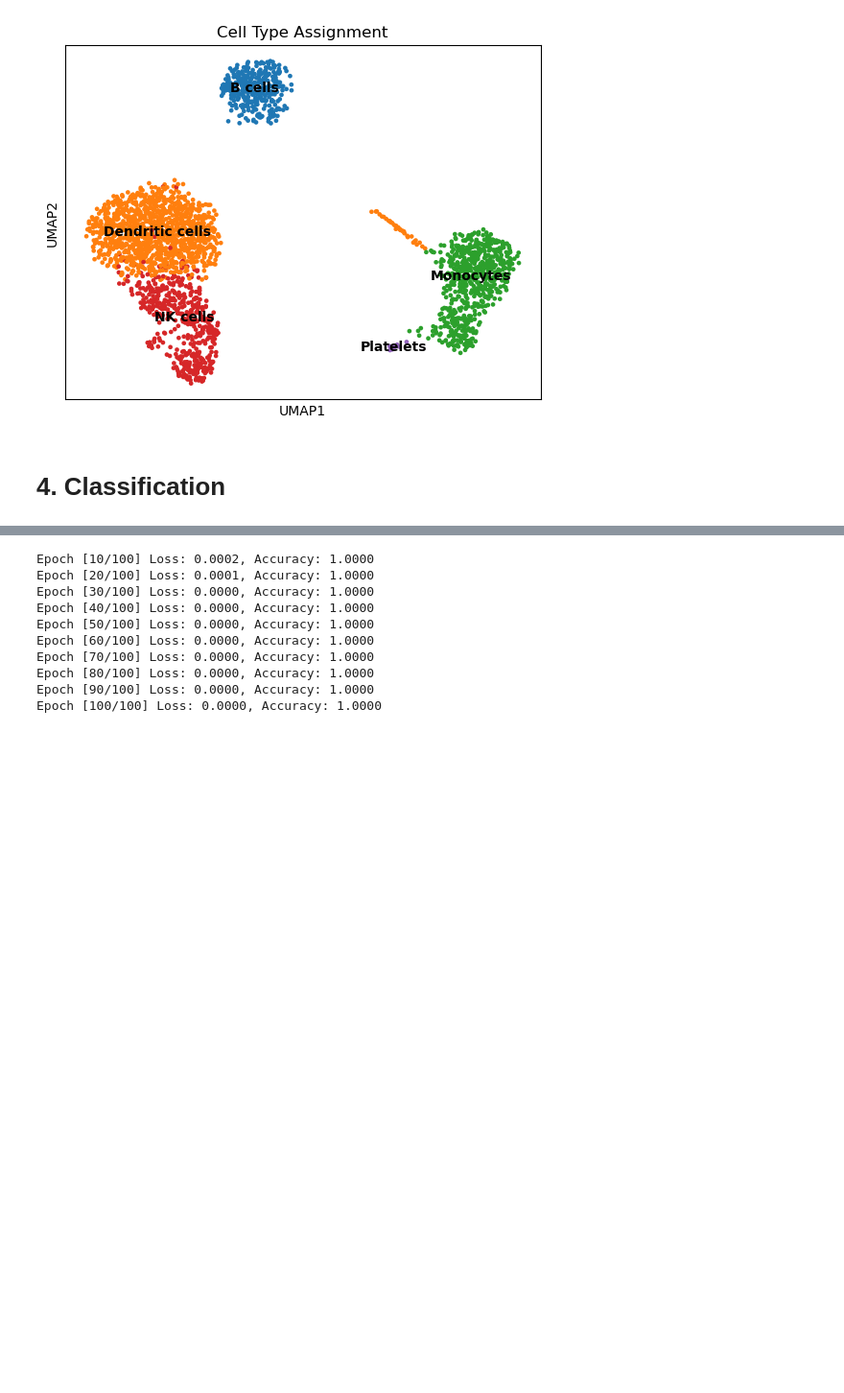
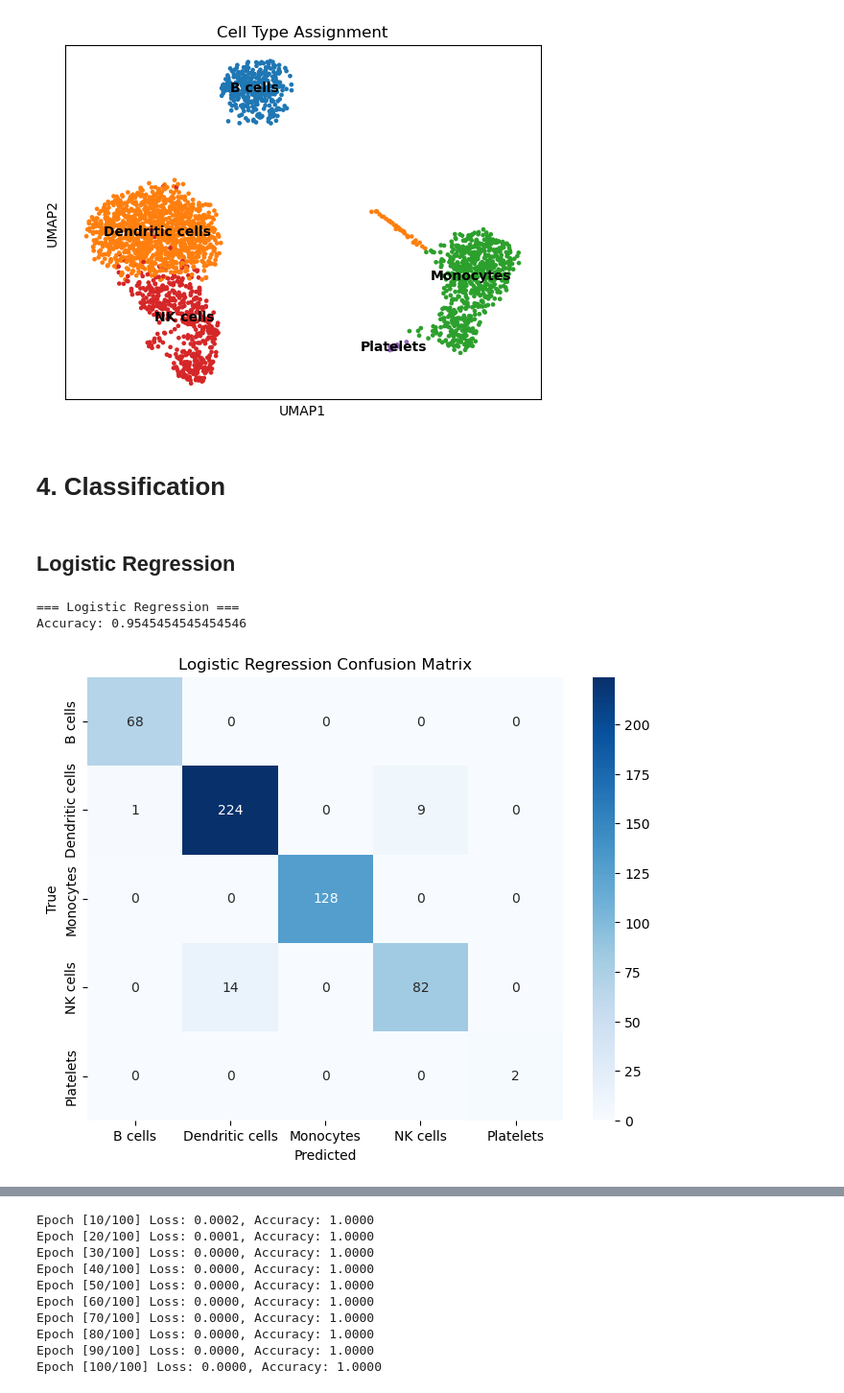
Before and after one commit to can-karakoc/sc_RNA_seq_proj, a Jupyter notebook: notebooks/classification.ipynb, the cells around one changed output, grey strips where cells are left out. Shown at 96% size. Cells and saved outputs as stored; diff of their text form; code cells hidden in the pictures; blank space fills up the shorter version.

```diff
--- a/notebooks/classification.ipynb
+++ b/notebooks/classification.ipynb
@@ -140,3 +142,32 @@ y = adata.obs["cell_type"].values
 class_names = np.unique(y)
 
 X_train, X_test, y_train, y_test = train_test_split(X, y, test_size=0.2, stratify=y, random_state=42)
+# %%
+# Helper Functions
+
+def eval_and_print(model, X_test, y_test, class_names, name="Model"):
+    y_pred = model.predict(X_test)
+    print(f"=== {name} ===")
+    print("Accuracy:", accuracy_score(y_test, y_pred))
+    cm = confusion_matrix(y_test, y_pred, labels=class_names)
+    return y_pred, cm
+
+def plot_cm(cm, class_names, title):
+    plt.figure(figsize=(8,6))
+    sns.heatmap(cm, annot=True, fmt='d', cmap='Blues',
+                xticklabels=class_names, yticklabels=class_names)
+    plt.xlabel("Predicted")
+    plt.ylabel("True")
+    plt.title(title)
+    plt.show()
+# %% [markdown]
+## Logistic Regression
+# %%
+lr = LogisticRegression(max_iter=10000, solver='saga', n_jobs=-1)
+lr.fit(X_train, y_train)
+y_pred_lr, cm_lr = eval_and_print(lr, X_test, y_test, class_names, "Logistic Regression")
+plot_cm(cm_lr, class_names, "Logistic Regression Confusion Matrix")
+# %% [output]
+=== Logistic Regression ===
+Accuracy: 0.9545454545454546
+[figure, added]
```
Also changed, not shown: parts of 14 cells of this notebook, 2 other files.
